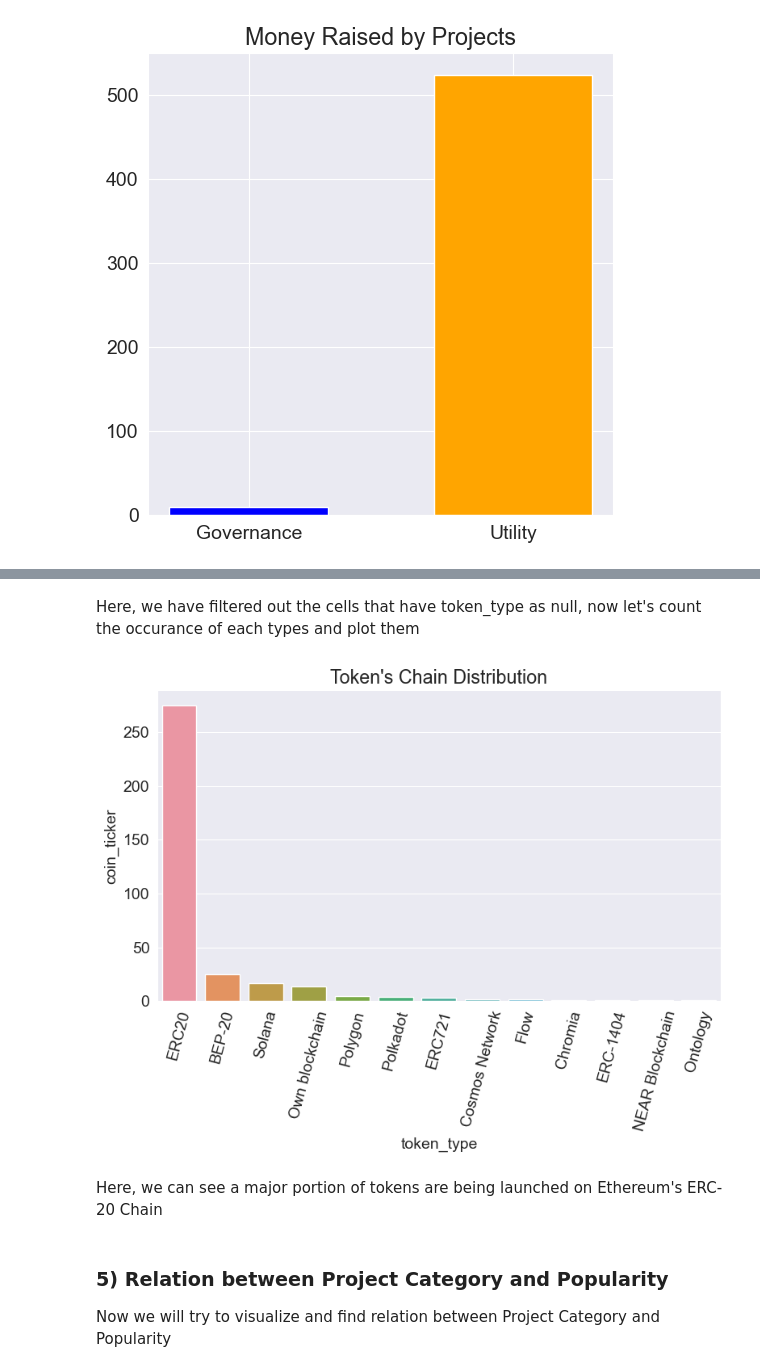
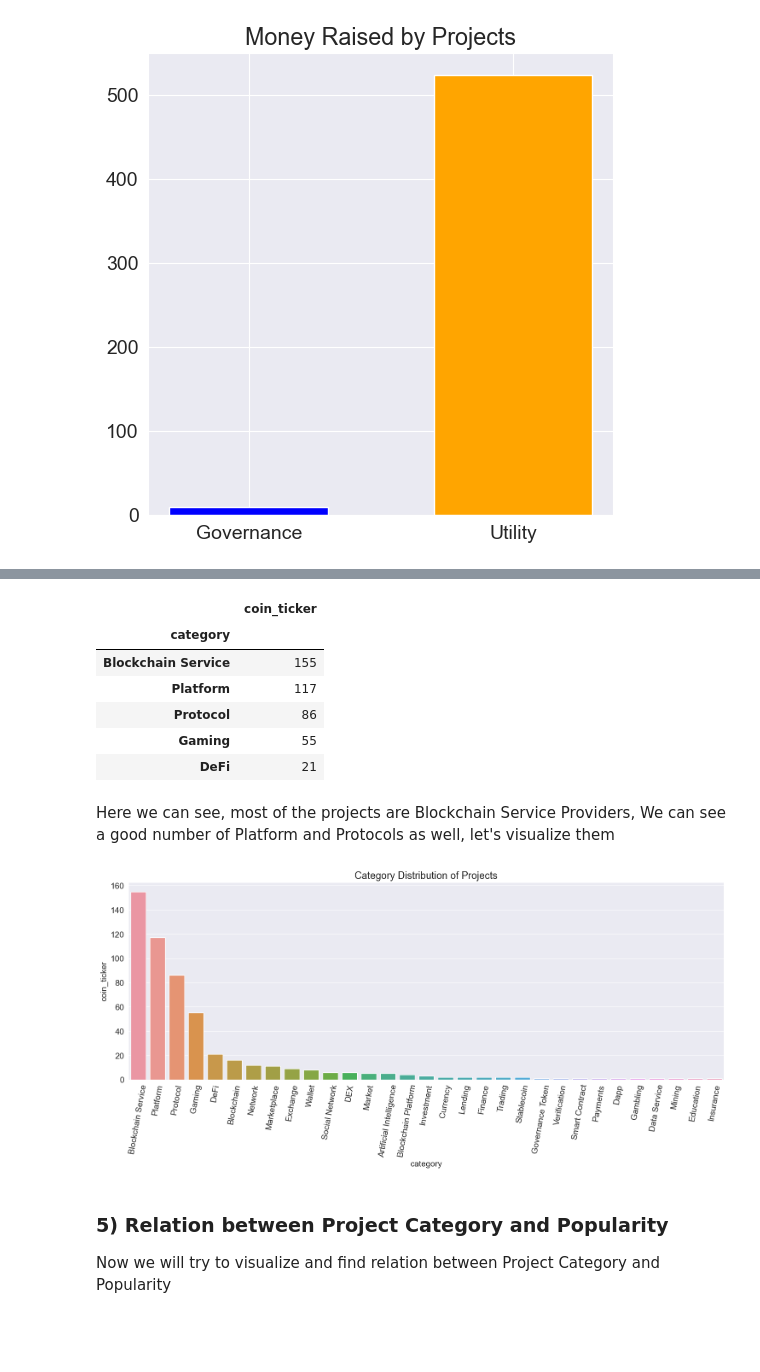
Before and after one commit to MaksudMalik/Analysis-of-ICO-of-Cryptocurrencies, a Jupyter notebook: Analysis.ipynb, the cells around one changed output, grey strips where cells are left out. Drawn from its saved outputs; the diff is of its cells as text; code cells hidden in the pictures; blank space fills up the shorter version.

```diff
--- a/Analysis.ipynb
+++ b/Analysis.ipynb
@@ -213,2 +194,0 @@ ico_token_types
-# %% [markdown]
-Here, we have filtered out the cells that have token_type as null, now let's count the occurance of each types and plot them
@@ -218,11 +195,24 @@ token_types_count.sort_values('coin_ticker', ascending=False, inplace=True)
+# %%
+grouped_data=ico_raw_data.groupby('coin_ticker')[['category']].first().reset_index()
+raw_category_count=grouped_data.groupby('category').count().sort_values('coin_ticker',ascending=False)
+raw_category_count.head()
+# %% [output]
+|  | coin_ticker |
+| category |  |
+| Blockchain Service | 155 |
+| Platform | 117 |
+| Protocol | 86 |
+| Gaming | 55 |
+| DeFi | 21 |
+# %% [markdown]
+Here we can see, most of the projects are Blockchain Service Providers, We can see a good number of Platform and Protocols as well, let's visualize them
 # %%
-plt.title('Token\'s Chain Distribution')
-plt.xticks(rotation=75)
-sns.barplot(x=token_types_count.index, y=token_types_count.coin_ticker);
+plt.figure(figsize=(18,6))
+plt.title('Category Distribution of Projects')
+plt.xticks(rotation=80)
+sns.barplot(x=raw_category_count.index, y=raw_category_count.coin_ticker);
 # %% [output]
-[figure, old version]
+[figure, new version]
-# %% [markdown]
-Here, we can see a major portion of tokens are being launched on Ethereum's ERC-20 Chain
 # %% [markdown]
 ### 5) Relation between Project Category and Popularity
 Now we will try to visualize and find relation between Project Category and Popularity
```
Also changed, not shown: parts of 3 cells of this notebook.
